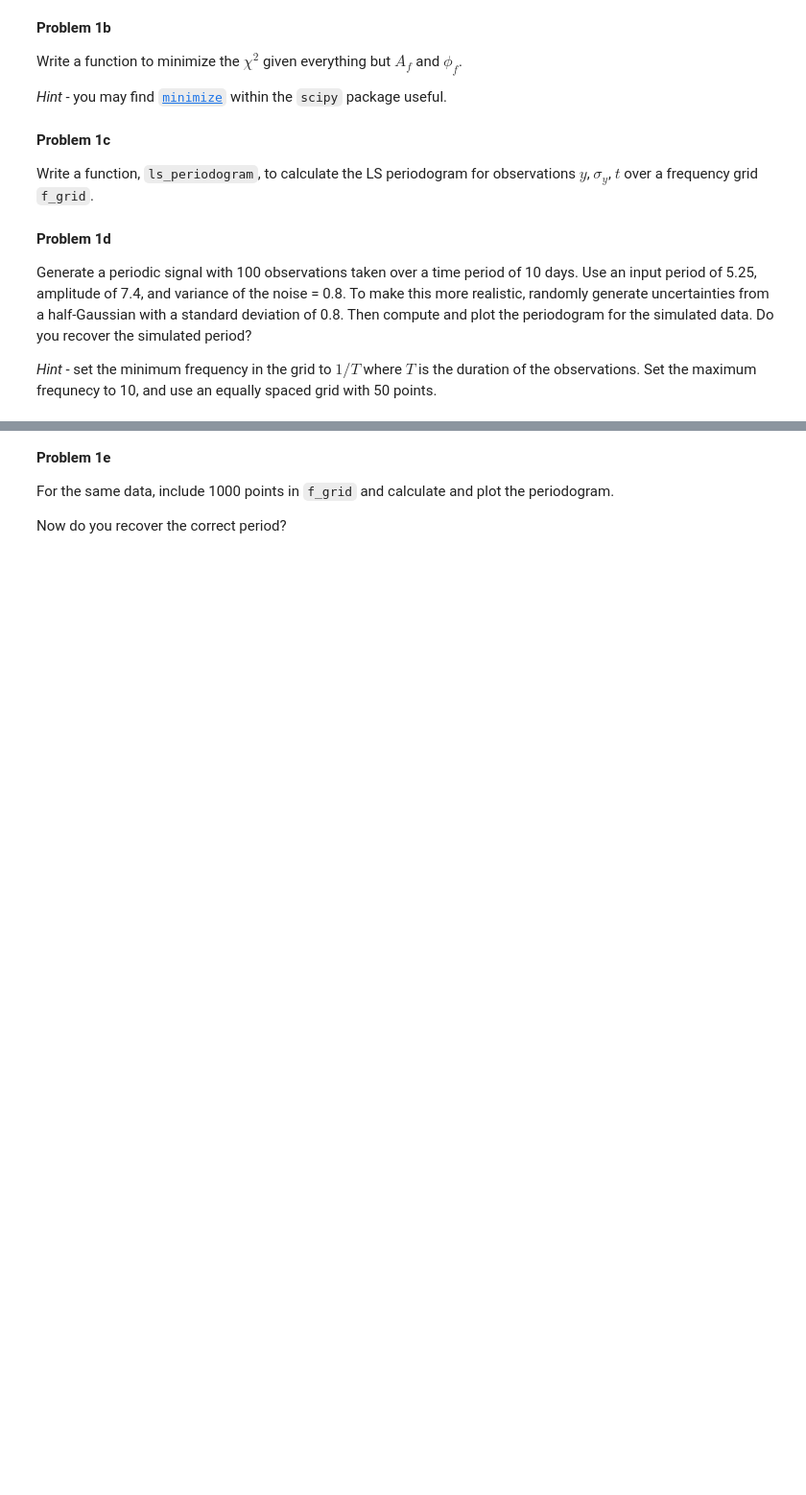
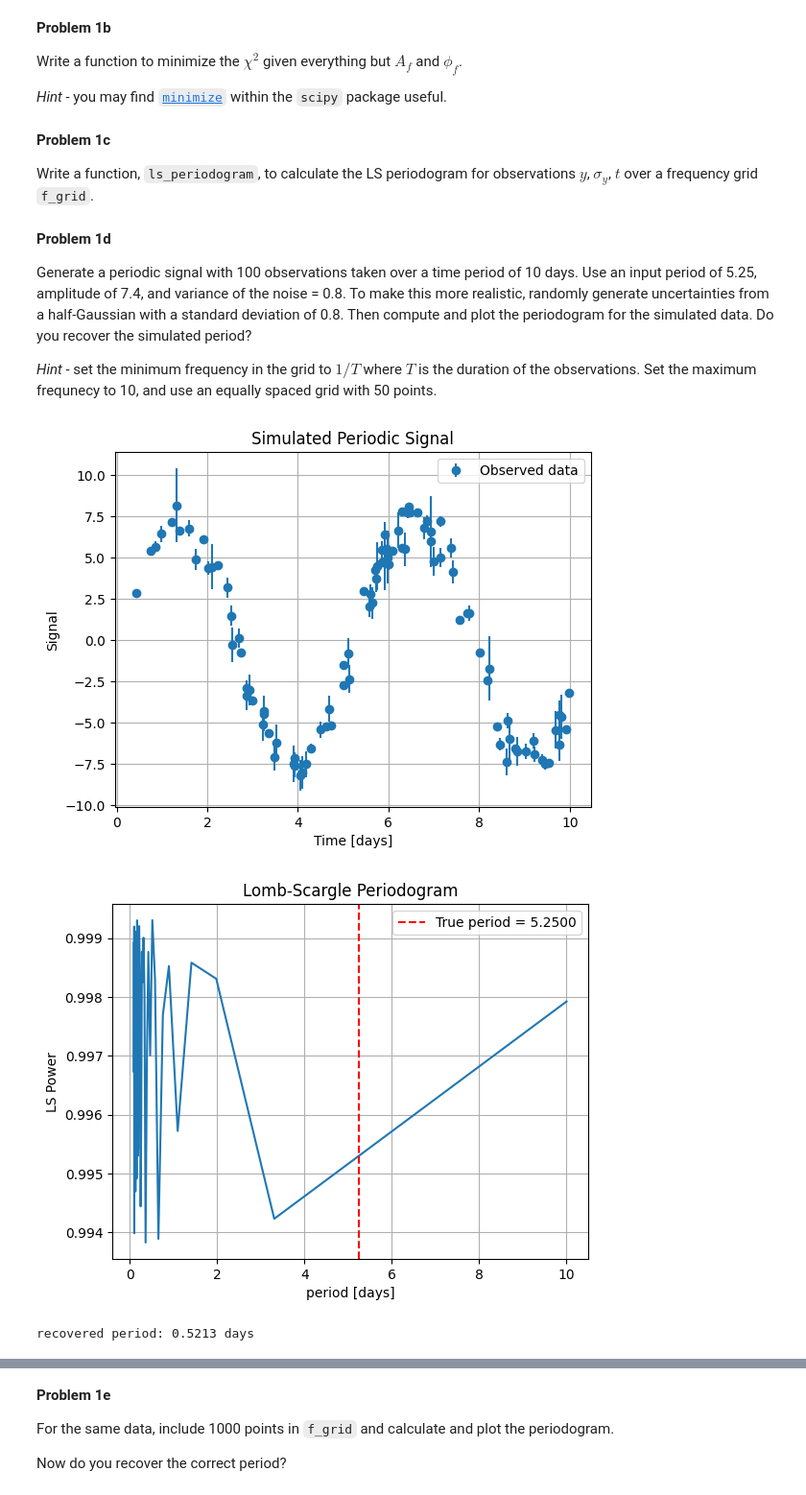
Before and after one commit to ASTR154/time-series, a Jupyter notebook: time-series.ipynb, the cells around one changed output, grey strips where cells are left out. Shown: that part at 96% size. Drawn from its saved outputs; the diff is of its cells as text; code cells hidden in the pictures; blank space fills up the shorter version.

```diff
--- a/time-series.ipynb
+++ b/time-series.ipynb
@@ -53,13 +56,25 @@ def min_chi2(  # complete
+# %%
+from scipy.optimize import minimize
+
+def min_chi2(t, y, yerr, period):
+    theta0 = [1.0, 0.0]
+
+    result = minimize(chi2, theta0, args=(t, y, yerr, period))
+
+    return result
 # %% [markdown]
 **Problem 1c**
 
 Write a function, `ls_periodogram`, to calculate the LS periodogram for observations $y$, $\sigma_y$, $t$ over a frequency grid `f_grid`.
 # %%
-def ls_periodogram(  # complete
-    psd =  # complete
-    chi2_0 =  # complete
+def ls_periodogram(t, y, yerr, f_grid):
+    psd = np.zeros_like(f_grid)
+    chi2_0 = np.sum((y / yerr) ** 2)
     for f_num, f in enumerate(f_grid):
-        psd[f_num] =  # complete
+        period = 1 / f
+        result = min_chi2(t, y, yerr, period)
+        chi2_min = result.fun
+        psd[f_num] = 1 - chi2_min / chi2_0
     return psd
 # %% [markdown]
 **Problem 1d**
@@ -88,0 +85,40 @@ print("The best fit period is: {:.4f}".format(1. / f_grid[np.argmax(psd_ls)]))
+# %%
+n_obs = 100
+duration = 10 #days
+true_period = 5.25
+true_amplitude = 7.4
+noise_std = 0.8
+
+x = np.sort(rng.uniform(0, duration, n_obs))
+y = sinusoid(x, period=true_period, amplitude=true_amplitude, phase=0.0, noise=noise_std)
+y_unc = np.abs(rng.normal(0, noise_std, size=n_obs))
+
+f_min = 1 / duration
+f_max = 10
+f_grid = np.linspace(f_min, f_max, 50)
+
+psd = ls_periodogram(x, y, y_unc, f_grid)
+
+plt.errorbar(x, y, yerr=y_unc, fmt='o', label='Observed data')
+plt.xlabel("Time [days]")
+plt.ylabel("Signal")
+plt.title("Simulated Periodic Signal")
+plt.grid(True)
+plt.legend()
+plt.show()
+
+plt.plot(1 / f_grid, psd)
+plt.xlabel("period [days]")
+plt.ylabel("LS Power")
+plt.title("Lomb-Scargle Periodogram")
+plt.grid(True)
+plt.axvline(true_period, color='r', linestyle='--', label=f"True period = {true_period:.4f}")
+plt.legend()
+plt.show()
+
+best_period = 1 / f_grid[np.argmax(psd)]
+print(f"recovered period: {best_period:.4f} days")
+# %% [output]
+[figure, added]
+[figure, added]
+recovered period: 0.5213 days
```
Also changed, not shown: parts of 14 cells of this notebook.
